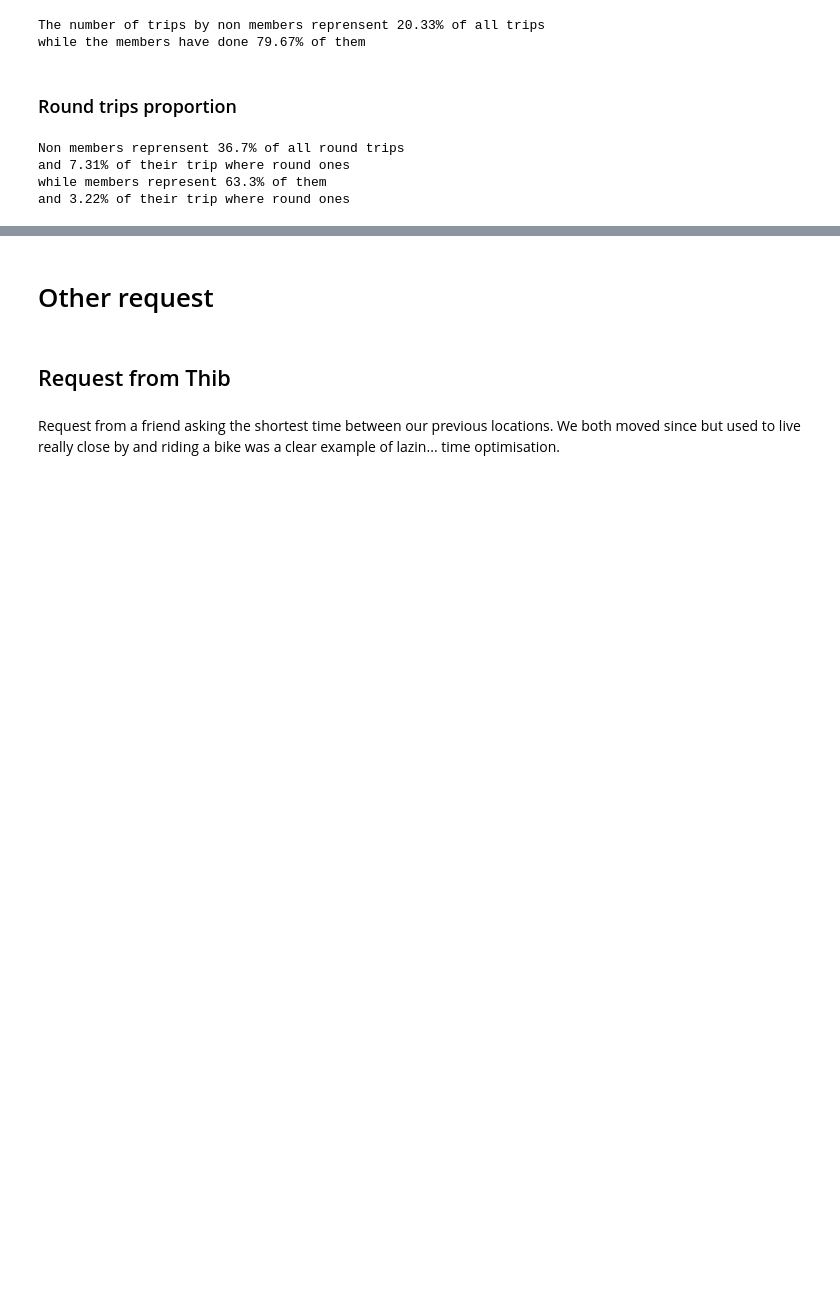
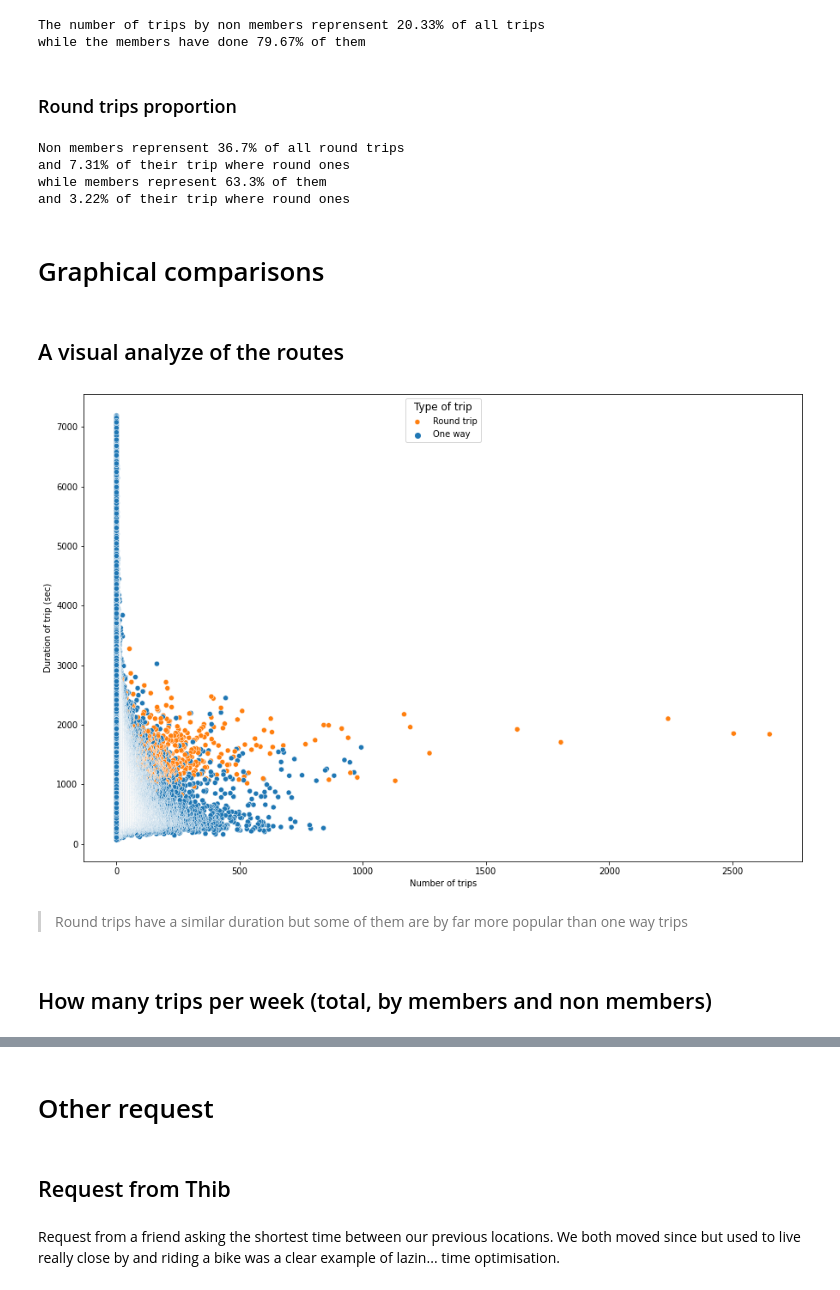
Before and after one commit to srasetti/bixi, a Jupyter notebook: Bixi.ipynb, the cells around one changed output, grey strips where cells are left out. Cells and saved outputs as stored; diff of their text form; code cells hidden in the pictures; blank space fills up the shorter version.

Commit message:
Added 2 graphics

```diff
--- a/Bixi.ipynb
+++ b/Bixi.ipynb
@@ -530,3 +533,18 @@ Non members reprensent 36.7% of all round trips
 and 7.31% of their trip where round ones
 while members represent 63.3% of them
 and 3.22% of their trip where round ones
+# %% [markdown]
+# Graphical comparisons
+# %% [markdown]
+## A visual analyze of the routes
+# %%
+plt.figure(figsize=(15,10))
+g = sns.scatterplot(data=top_df,x="count", y="duration_sec", hue="round_trip");
+g.set(xlabel="Number of trips", ylabel="Duration of trip (sec)");
+plt.legend(title='Type of trip', loc='upper center', labels=['Round trip','One way'],title_fontsize="large");
+# %% [output]
+[figure, added]
+# %% [markdown]
+> Round trips have a similar duration but some of them are by far more popular than one way trips
+# %% [markdown]
+## How many trips per week (total, by members and non members)
```
Also changed, not shown: parts of 6 cells of this notebook, 1 other file.
